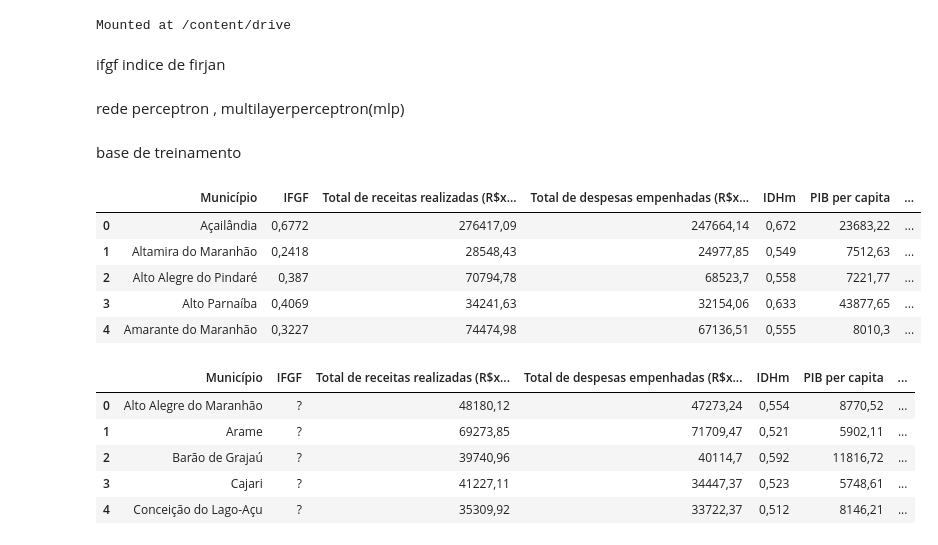
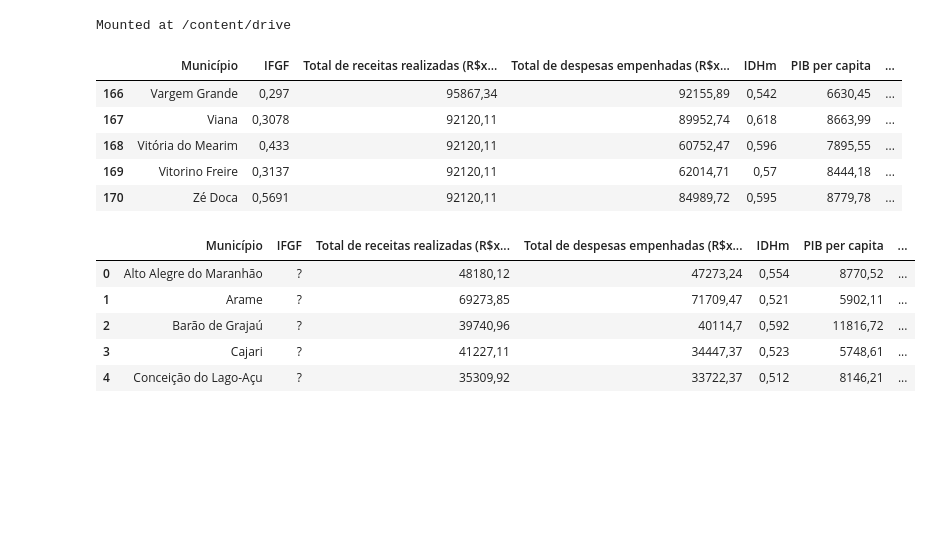
Before and after one commit to nervaljunior/JupyterHub, a Jupyter notebook: Untitled0.ipynb, the cells around one changed output. Cells and saved outputs as stored; diff of their text form; code cells hidden in the pictures; blank space fills up the shorter version.

```diff
--- a/Untitled0.ipynb
+++ b/Untitled0.ipynb
@@ -13,22 +13,16 @@ from google.colab import drive
 drive.mount('/content/drive')
 # %% [output]
 Mounted at /content/drive
-# %% [markdown]
-ifgf indice de firjan
-# %% [markdown]
-rede perceptron , multilayerperceptron(mlp)
-# %% [markdown]
-base de treinamento
 # %%
-df_treinamento_supervisionado = pd.read_csv('/content/drive/MyDrive/IA/TRABALHO/Base_Treinamento_Supervisionado.csv',encoding="ISO-8859-1",sep=";")
-df_treinamento_supervisionado.head()
+df_treinamento_supervisionado = pd.read_csv('/content/drive/MyDrive/IA/TRABALHO/Base_Treinamento_Supervisionado.csv', encoding="ISO-8859-1",sep=";")
+df_treinamento_supervisionado.tail()
 # %% [output]
 |  | Município | IFGF | Total de receitas realizadas (R$x... | Total de despesas empenhadas (R$x... | IDHm | PIB per capita | ... |
-| 0 | Açailândia | 0,6772 | 276417,09 | 247664,14 | 0,672 | 23683,22 | ... |
-| 1 | Altamira do Maranhão | 0,2418 | 28548,43 | 24977,85 | 0,549 | 7512,63 | ... |
-| 2 | Alto Alegre do Pindaré | 0,387 | 70794,78 | 68523,7 | 0,558 | 7221,77 | ... |
-| 3 | Alto Parnaíba | 0,4069 | 34241,63 | 32154,06 | 0,633 | 43877,65 | ... |
-| 4 | Amarante do Maranhão | 0,3227 | 74474,98 | 67136,51 | 0,555 | 8010,3 | ... |
+| 166 | Vargem Grande | 0,297 | 95867,34 | 92155,89 | 0,542 | 6630,45 | ... |
+| 167 | Viana | 0,3078 | 92120,11 | 89952,74 | 0,618 | 8663,99 | ... |
+| 168 | Vitória do Mearim | 0,433 | 92120,11 | 60752,47 | 0,596 | 7895,55 | ... |
+| 169 | Vitorino Freire | 0,3137 | 92120,11 | 62014,71 | 0,57 | 8444,18 | ... |
+| 170 | Zé Doca | 0,5691 | 92120,11 | 84989,72 | 0,595 | 8779,78 | ... |
 # %%
 df_base_de_dados = pd.read_csv('/content/drive/MyDrive/IA/TRABALHO/base_de_avaliacao.csv',sep=";")
 df_base_de_dados.head()
```
Also changed, not shown: parts of 19 cells of this notebook.
